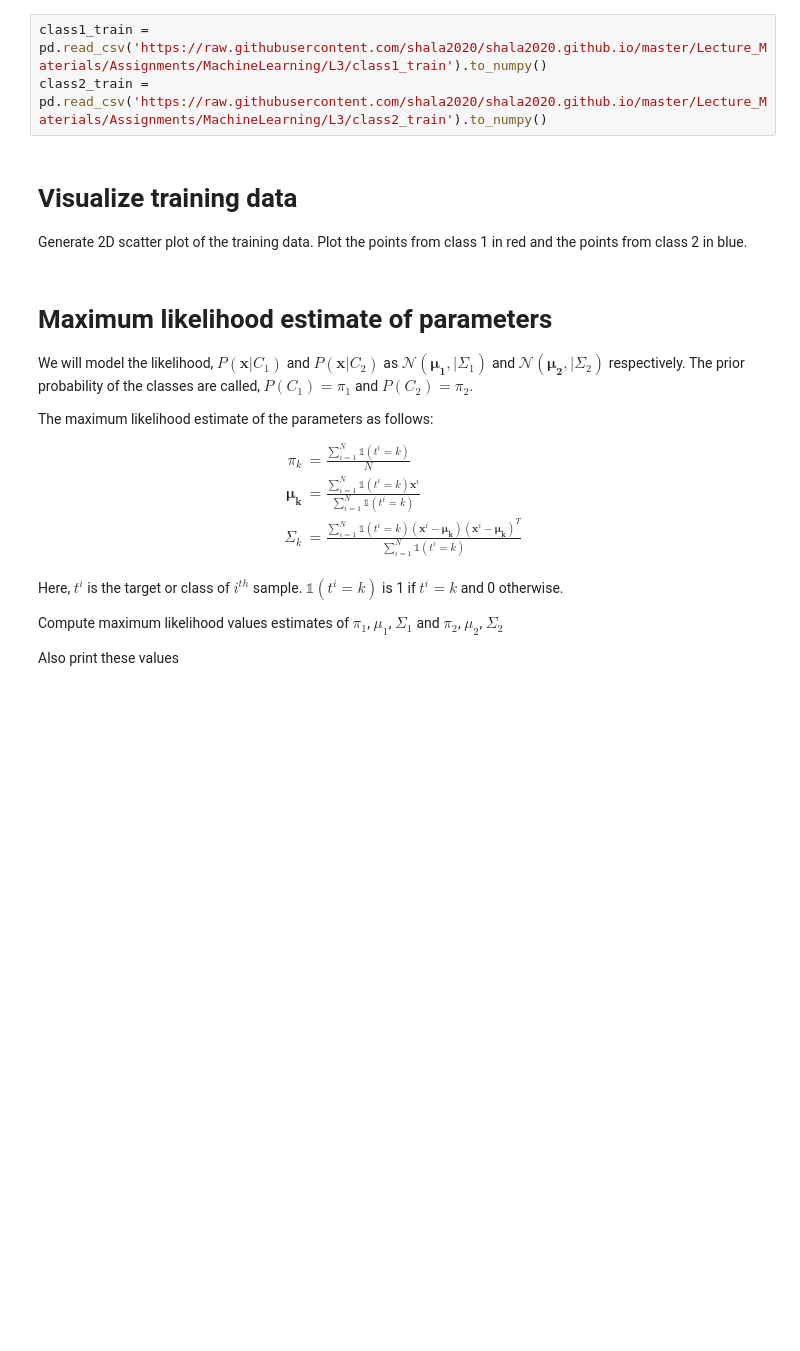
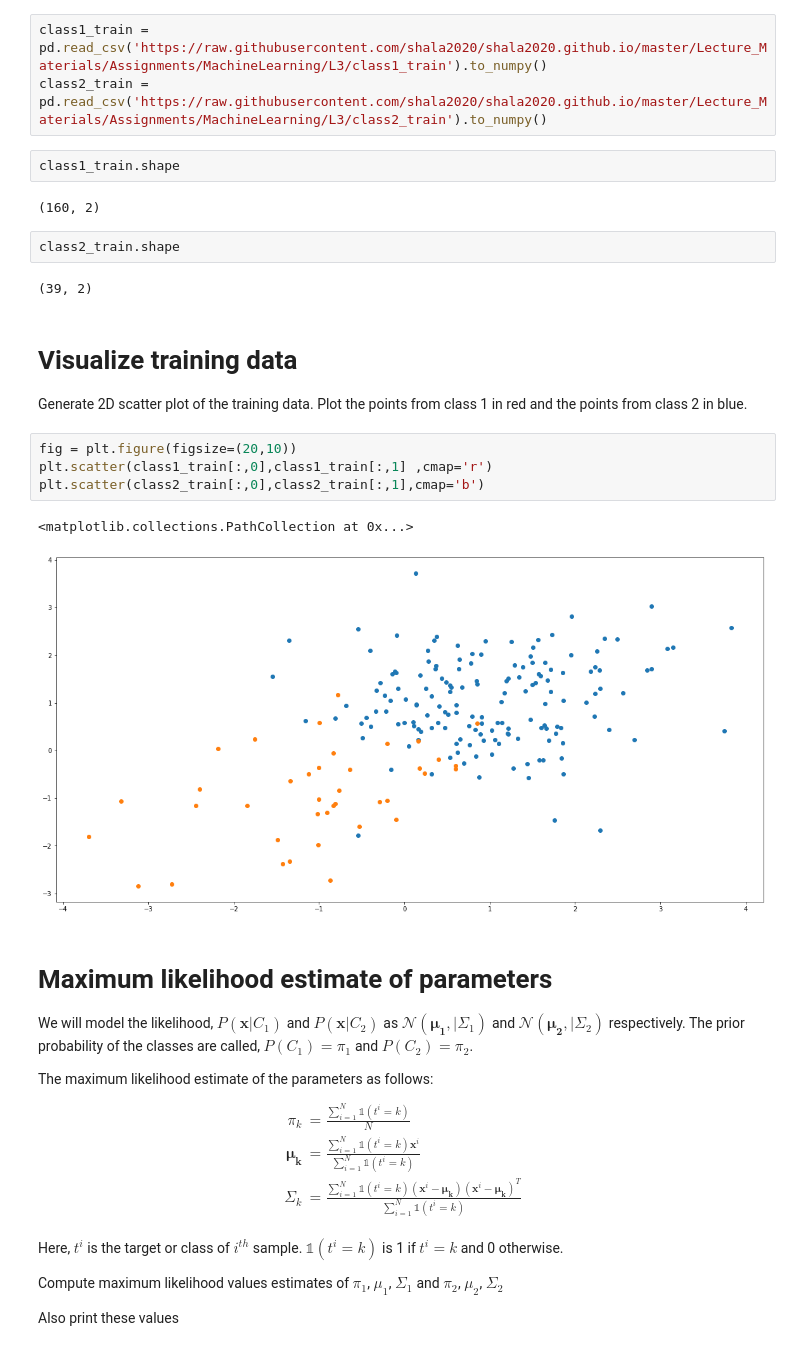
Before and after one commit to surbhi498/SHALA2020, a Jupyter notebook: Copy_of_Assignment.ipynb, the cells around one changed output. Drawn from its saved outputs; the diff is of its cells as text; blank space fills up the shorter version.

```diff
--- a/Copy_of_Assignment.ipynb
+++ b/Copy_of_Assignment.ipynb
@@ -20,9 +20,24 @@ Our data has 2D feature $x1, x2$. Data from the two classes is are in $\texttt{c
 # %%
 class1_train = pd.read_csv('https://raw.githubusercontent.com/shala2020/shala2020.github.io/master/Lecture_Materials/Assignments/MachineLearning/L3/class1_train').to_numpy()
 class2_train = pd.read_csv('https://raw.githubusercontent.com/shala2020/shala2020.github.io/master/Lecture_Materials/Assignments/MachineLearning/L3/class2_train').to_numpy()
+# %%
+class1_train.shape
+# %% [output]
+(160, 2)
+# %%
+class2_train.shape
+# %% [output]
+(39, 2)
 # %% [markdown]
 # Visualize training data
 Generate 2D scatter plot of the training data. Plot the points from class 1 in red and the points from class 2 in blue.
+# %%
+fig = plt.figure(figsize=(20,10))
+plt.scatter(class1_train[:,0],class1_train[:,1] ,cmap='r')
+plt.scatter(class2_train[:,0],class2_train[:,1],cmap='b')
+# %% [output]
+<matplotlib.collections.PathCollection at 0x...>
+[figure, added]
 # %% [markdown]
 # Maximum likelihood estimate of parameters
 
```
Also changed, not shown: parts of 25 cells of this notebook.
